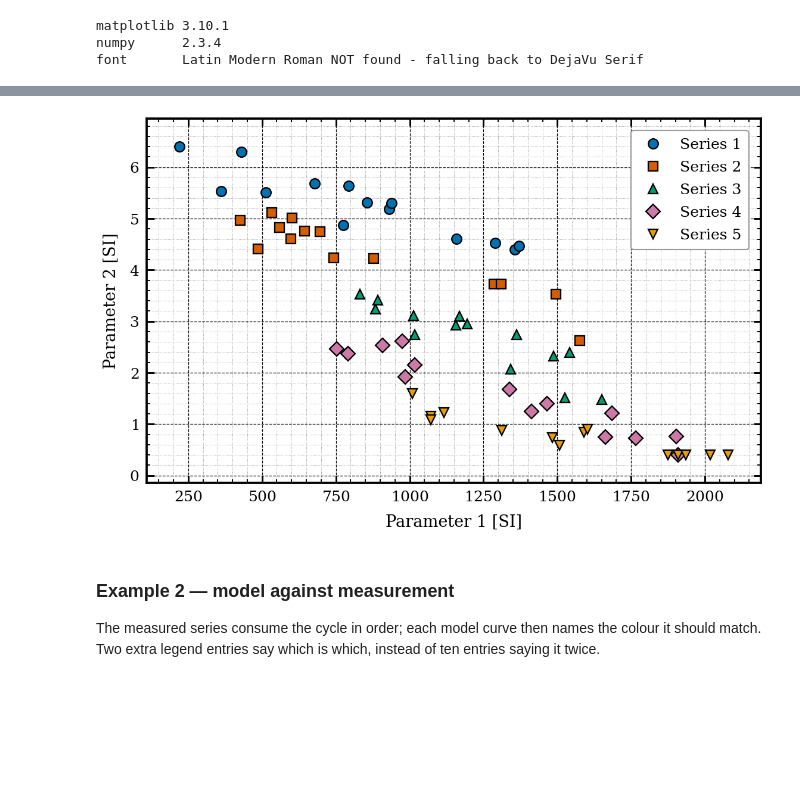
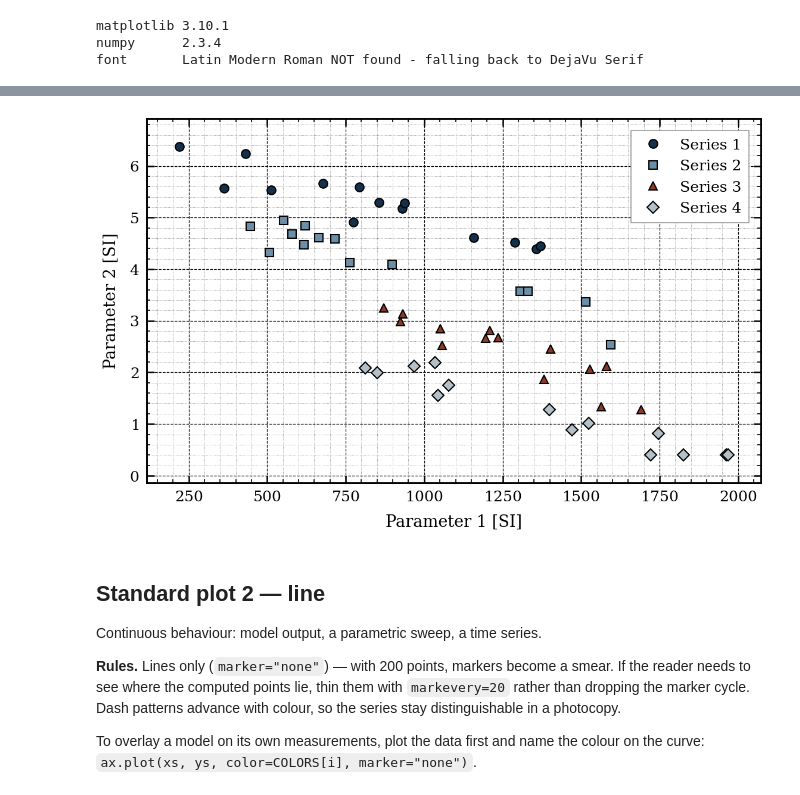
Before and after one commit to gfidelisp/HP-DAC, a Jupyter notebook: utils/Plots/hpdac_plot_standard.ipynb, the cells around one changed output, grey strips where cells are left out. Cells and saved outputs as stored; diff of their text form; code cells hidden in the pictures; blank space fills up the shorter version.

```diff
--- a/utils/Plots/hpdac_plot_standard.ipynb
+++ b/utils/Plots/hpdac_plot_standard.ipynb
@@ -245,33 +233,39 @@ the first is the one that matters.
 # %%
 rng = np.random.default_rng(20260723)
 
-data = {}
-for i in range(5):
-    x = np.sort(rng.uniform(200 + 180 * i, 1400 + 180 * i, 14))
-    y = np.clip(5.4 - 0.9 * i - 1.6e-3 * (x - 700) + rng.normal(0, 0.28, x.size),
+scatter_data = {}
+for i in range(4):
+    x = np.sort(rng.uniform(200 + 200 * i, 1400 + 200 * i, 14))
+    y = np.clip(5.4 - 1.0 * i - 1.6e-3 * (x - 700) + rng.normal(0, 0.25, x.size),
                 0.4, None)
-    data[f"Series {i + 1}"] = (x, y)
+    scatter_data[f"Series {i + 1}"] = (x, y)
 
 fig, ax = plt.subplots()
-for label, (x, y) in data.items():
+for label, (x, y) in scatter_data.items():
     ax.plot(x, y, ls="none", label=label)
 
 ax.set_xlabel("Parameter 1 [SI]")
 ax.set_ylabel("Parameter 2 [SI]")
 ax.legend(loc="upper right")
 
 ax.grid(True, which="minor", linestyle=":", linewidth=0.4, color="gray")
 ax.grid(True, which="major", linestyle="--", linewidth=0.6, color="black")
 
-fig.savefig("figures/five_series.pdf", bbox_inches="tight")
-fig.savefig("figures/five_series.png", dpi=600, bbox_inches="tight")
+fig.savefig("figures/standard_scatter.pdf", bbox_inches="tight")
+fig.savefig("figures/standard_scatter.png", dpi=600, bbox_inches="tight")
 plt.show()
 # %% [output]
-[figure, old version]
+[figure, new version]
-# %% [markdown]
-### Example 2 — model against measurement
-
-The measured series consume the cycle in order; each model curve then names
-the colour it should match. Two extra legend entries say which is which,
-instead of ten entries saying it twice.
+# %% [markdown]
+## Standard plot 2 — line
+
+Continuous behaviour: model output, a parametric sweep, a time series.
+
+**Rules.** Lines only (`marker="none"`) — with 200 points, markers become a
+smear. If the reader needs to see where the computed points lie, thin them
+with `markevery=20` rather than dropping the marker cycle. Dash patterns
+advance with colour, so the series stay distinguishable in a photocopy.
+
+To overlay a model on its own measurements, plot the data first and name the
+colour on the curve: `ax.plot(xs, ys, color=COLORS[i], marker="none")`.
 # %%
```
Also changed, not shown: parts of 13 cells of this notebook, 9 other files.
